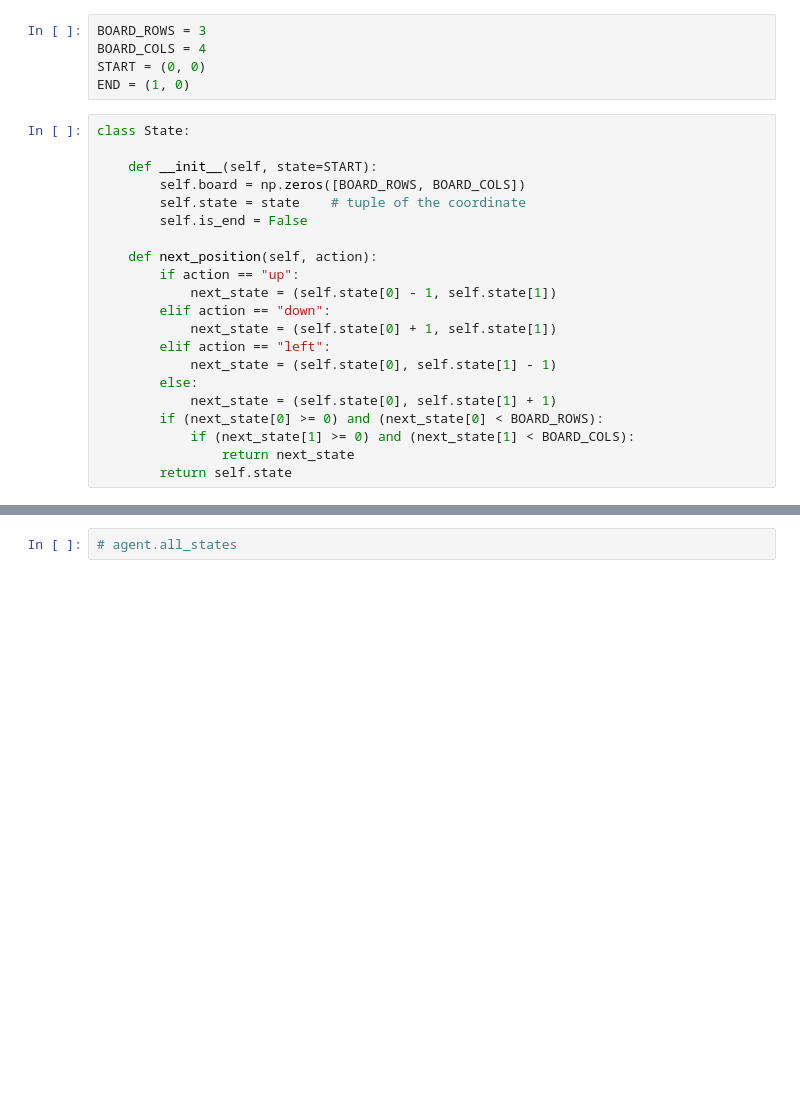
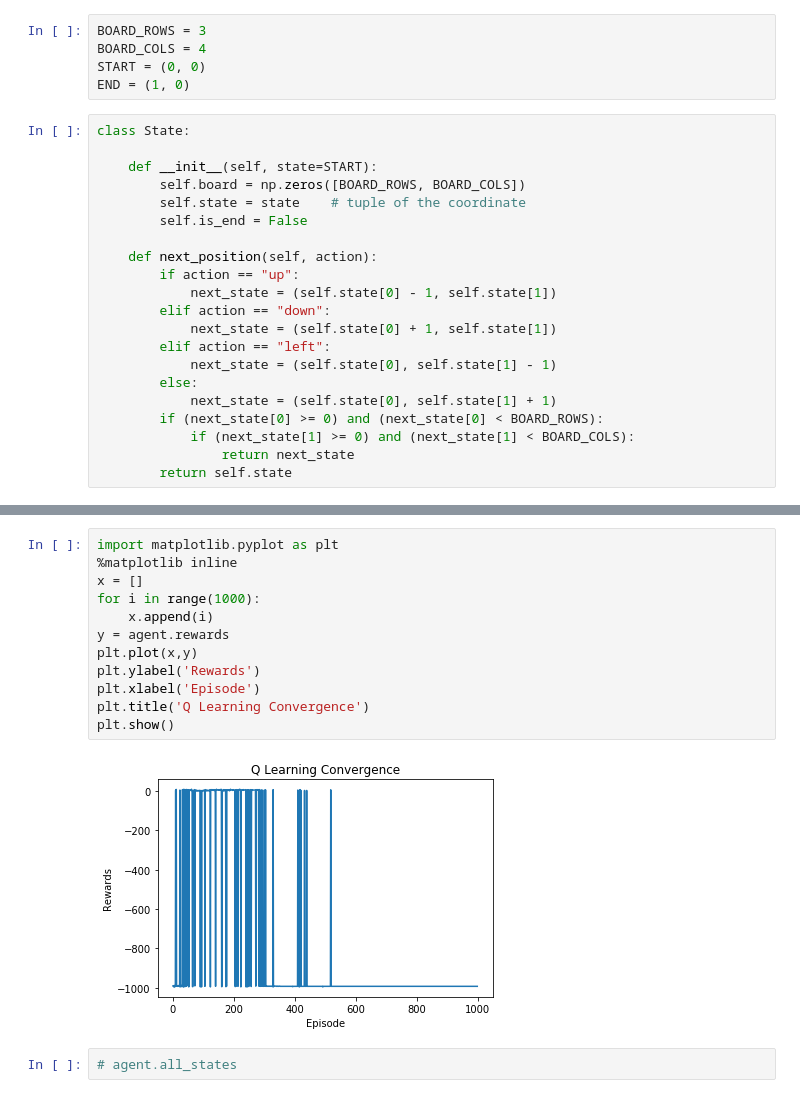
Before and after one commit to zcczhang/UAV_Coverage, a Jupyter notebook: Grid World/Past_all_grids_v4.ipynb, the cells around one changed output, grey strips where cells are left out. Saved outputs shown, nothing was run; the diff lists cells and outputs as text; blank space fills up the shorter version.

```diff
--- a/Grid World/Past_all_grids_v4.ipynb
+++ b/Grid World/Past_all_grids_v4.ipynb
@@ -247,2 +255,16 @@ plt.show()
+# %%
+import matplotlib.pyplot as plt
+%matplotlib inline
+x = []
+for i in range(1000):
+    x.append(i)
+y = agent.rewards
+plt.plot(x,y)
+plt.ylabel('Rewards')
+plt.xlabel('Episode')
+plt.title('Q Learning Convergence')
+plt.show()
+# %% [output]
+[figure, added]
 # %%
 # agent.all_states
```
Also changed, not shown: parts of 5 cells of this notebook, 21 other files.
